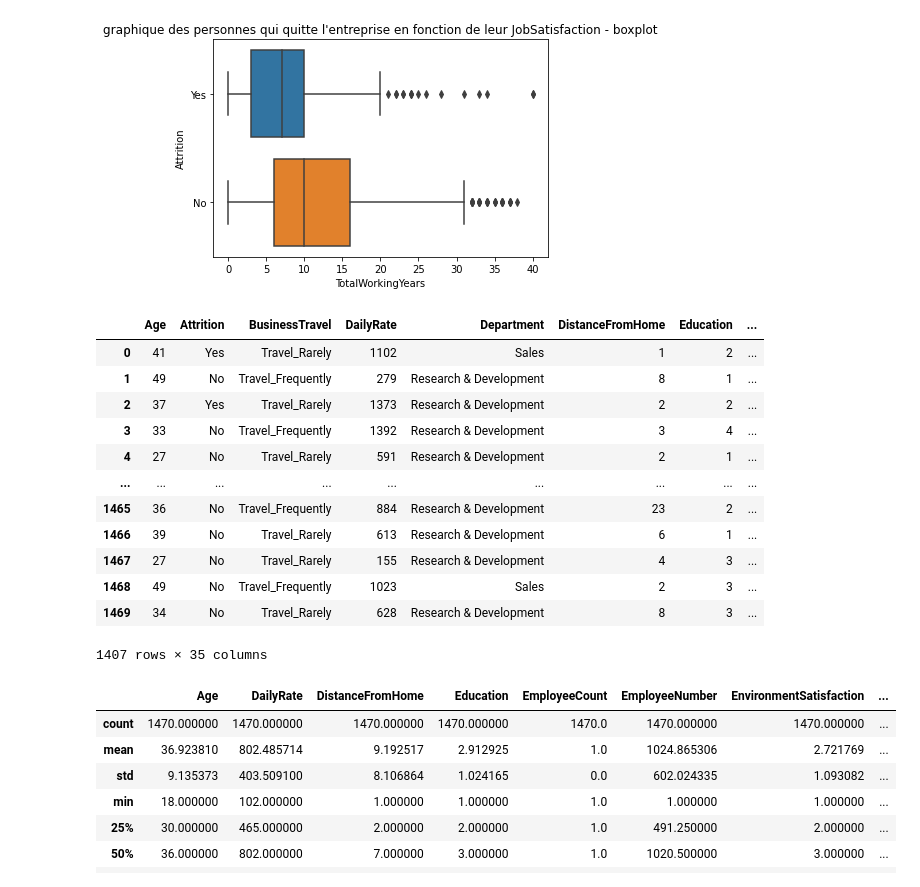
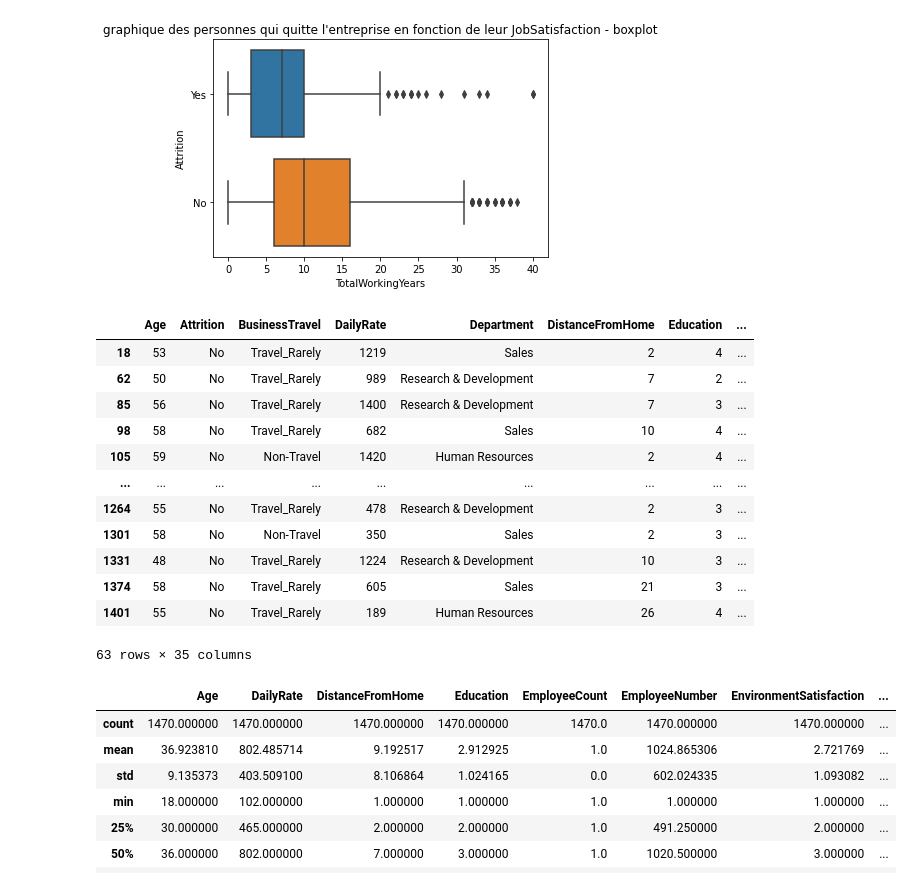
Before and after one commit to BlazingBurn/HitemapythonExo, a Jupyter notebook: analyse donnee/Exercice_data_visualisation_stats_descriptives.ipynb, the cells around one changed output. Saved outputs shown, nothing was run; the diff lists cells and outputs as text; code cells hidden in the pictures.

```diff
--- a/analyse donnee/Exercice_data_visualisation_stats_descriptives.ipynb
+++ b/analyse donnee/Exercice_data_visualisation_stats_descriptives.ipynb
@@ -382,33 +382,27 @@ sns.boxplot(data=dataIbmHrAttrition,x="TotalWorkingYears", y="Attrition").set(ti
 [Text(0.5, 1.0, "graphique des personnes qui quitte l'entreprise en fonction de leur JobSatisfaction - boxplot")]
 [figure]
 # %%
-# Isolation des valeurs aberrantes (prof)
-
-
-
-
-
 # Isolation des valeurs aberrantes
 Q1 = dataIbmHrAttrition['TotalWorkingYears'].quantile(0.25)
 Q3 = dataIbmHrAttrition['TotalWorkingYears'].quantile(0.75)
 IQR = Q3 - Q1    #IQR is interquartile range.
 
-filter = (dataIbmHrAttrition['TotalWorkingYears'] >= Q1 - 1.5 * IQR) & (dataIbmHrAttrition['TotalWorkingYears'] <= Q3 + 1.5 *IQR)
+filter = (dataIbmHrAttrition['TotalWorkingYears'] < Q1 - (1.5 * IQR)) | (dataIbmHrAttrition['TotalWorkingYears'] > Q3 + (1.5 * IQR))
 dataIbmHrAttrition.loc[filter]
 # %% [output]
 |  | Age | Attrition | BusinessTravel | DailyRate | Department | DistanceFromHome | Education | ... |
-| 0 | 41 | Yes | Travel_Rarely | 1102 | Sales | 1 | 2 | ... |
-| 1 | 49 | No | Travel_Frequently | 279 | Research & Development | 8 | 1 | ... |
-| 2 | 37 | Yes | Travel_Rarely | 1373 | Research & Development | 2 | 2 | ... |
-| 3 | 33 | No | Travel_Frequently | 1392 | Research & Development | 3 | 4 | ... |
-| 4 | 27 | No | Travel_Rarely | 591 | Research & Development | 2 | 1 | ... |
+| 18 | 53 | No | Travel_Rarely | 1219 | Sales | 2 | 4 | ... |
+| 62 | 50 | No | Travel_Rarely | 989 | Research & Development | 7 | 2 | ... |
+| 85 | 56 | No | Travel_Rarely | 1400 | Research & Development | 7 | 3 | ... |
+| 98 | 58 | No | Travel_Rarely | 682 | Sales | 10 | 4 | ... |
+| 105 | 59 | No | Non-Travel | 1420 | Human Resources | 2 | 4 | ... |
 | ... | ... | ... | ... | ... | ... | ... | ... | ... |
-| 1465 | 36 | No | Travel_Frequently | 884 | Research & Development | 23 | 2 | ... |
-| 1466 | 39 | No | Travel_Rarely | 613 | Research & Development | 6 | 1 | ... |
-| 1467 | 27 | No | Travel_Rarely | 155 | Research & Development | 4 | 3 | ... |
-| 1468 | 49 | No | Travel_Frequently | 1023 | Sales | 2 | 3 | ... |
-| 1469 | 34 | No | Travel_Rarely | 628 | Research & Development | 8 | 3 | ... |
+| 1264 | 55 | No | Travel_Rarely | 478 | Research & Development | 2 | 3 | ... |
+| 1301 | 58 | No | Non-Travel | 350 | Sales | 2 | 3 | ... |
+| 1331 | 48 | No | Travel_Rarely | 1224 | Research & Development | 10 | 3 | ... |
+| 1374 | 58 | No | Travel_Rarely | 605 | Sales | 21 | 3 | ... |
+| 1401 | 55 | No | Travel_Rarely | 189 | Human Resources | 26 | 4 | ... |
-1407 rows × 35 columns
+63 rows × 35 columns
 # %%
 dataIbmHrAttrition.describe()
 # %% [output]
```
Also changed, not shown: parts of 16 cells of this notebook.
